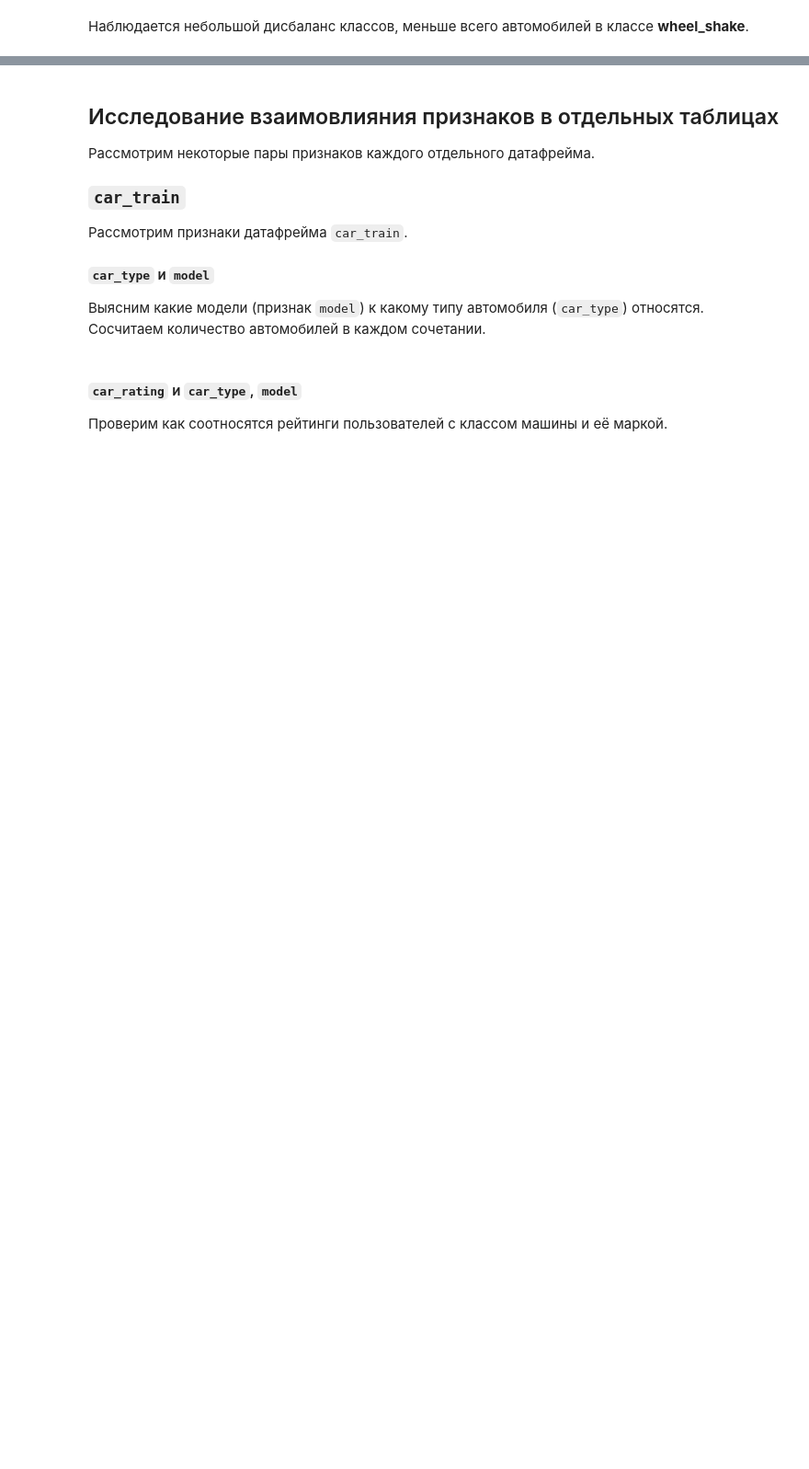
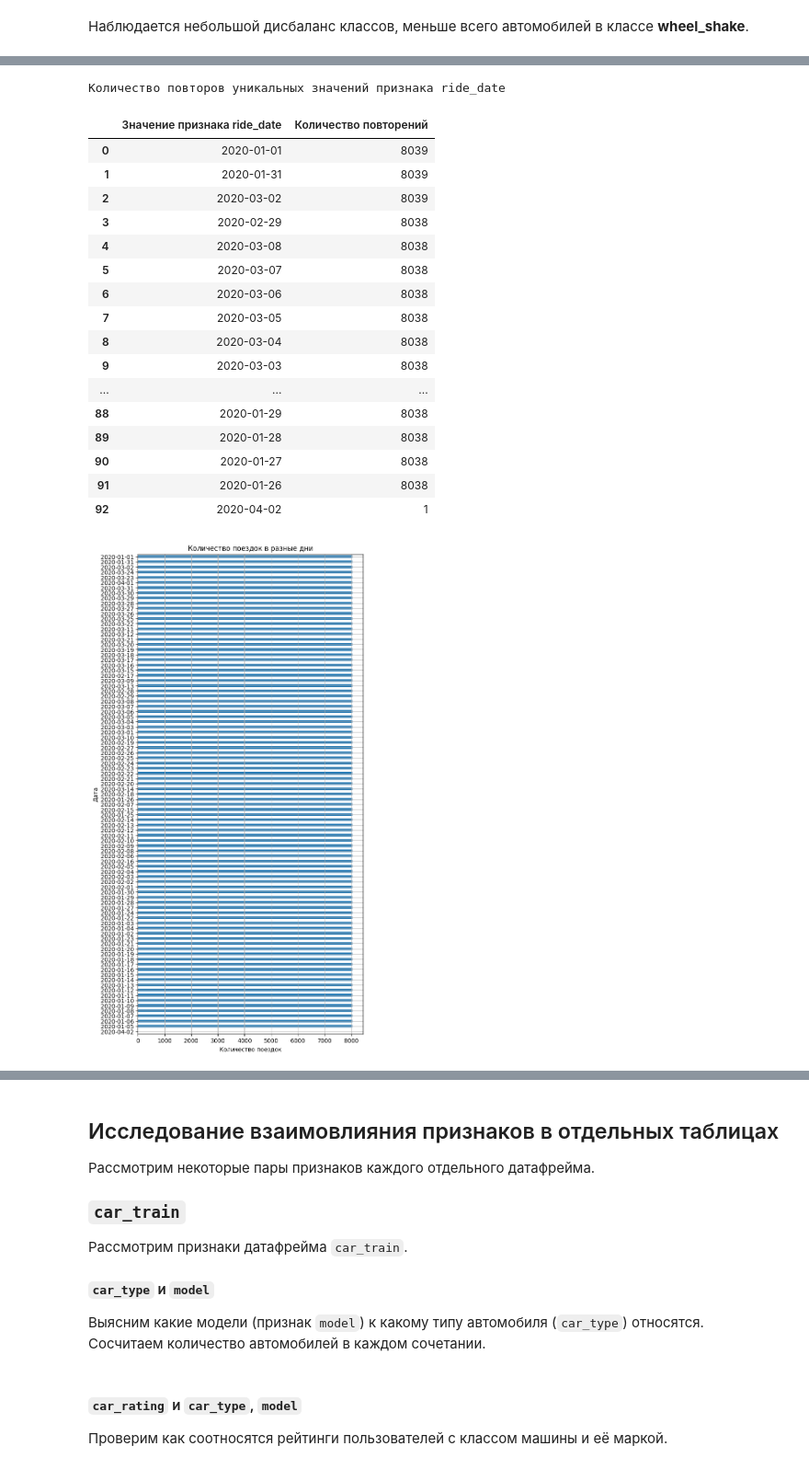
Before and after one commit to AlekseiBogachev/competitive_ds_cource_prj, a Jupyter notebook: notebooks/exploratory/eda.ipynb, the cells around one changed output, grey strips where cells are left out. Shown at 92% size. Cells and saved outputs as stored; diff of their text form; code cells hidden in the pictures; blank space fills up the shorter version.

Commit message:
Выполнен исследовательский анализ признаков таблицы rides_info.csv по отдельности.

```diff
--- a/notebooks/exploratory/eda.ipynb
+++ b/notebooks/exploratory/eda.ipynb
@@ -703,0 +714,31 @@ explore_cat_feature(
+# %%
+explore_cat_feature(
+    rides_info,
+    "ride_date",
+    figsize=(7, 15),
+    xlabel="Количество поездок",
+    ylabel="Дата",
+    title="Количество поездок в разные дни",
+    grid=True,
+    sharex=False
+)
+# %% [output]
+Количество повторов уникальных значений признака ride_date
+|  | Значение признака ride_date | Количество повторений |
+| 0 | 2020-01-01 | 8039 |
+| 1 | 2020-01-31 | 8039 |
+| 2 | 2020-03-02 | 8039 |
+| 3 | 2020-02-29 | 8038 |
+| 4 | 2020-03-08 | 8038 |
+| 5 | 2020-03-07 | 8038 |
+| 6 | 2020-03-06 | 8038 |
+| 7 | 2020-03-05 | 8038 |
+| 8 | 2020-03-04 | 8038 |
+| 9 | 2020-03-03 | 8038 |
+| ... | ... | ... |
+| 88 | 2020-01-29 | 8038 |
+| 89 | 2020-01-28 | 8038 |
+| 90 | 2020-01-27 | 8038 |
+| 91 | 2020-01-26 | 8038 |
+| 92 | 2020-04-02 | 1 |
+[figure, added]
```
Also changed, not shown: parts of 43 cells of this notebook.
